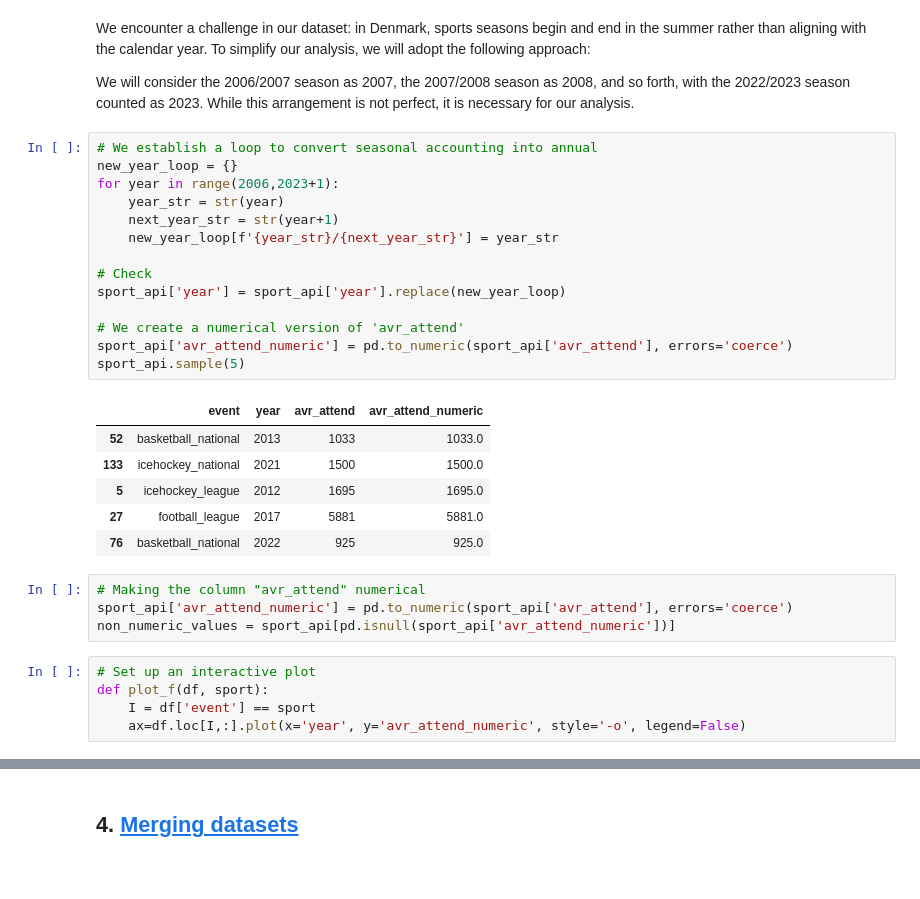
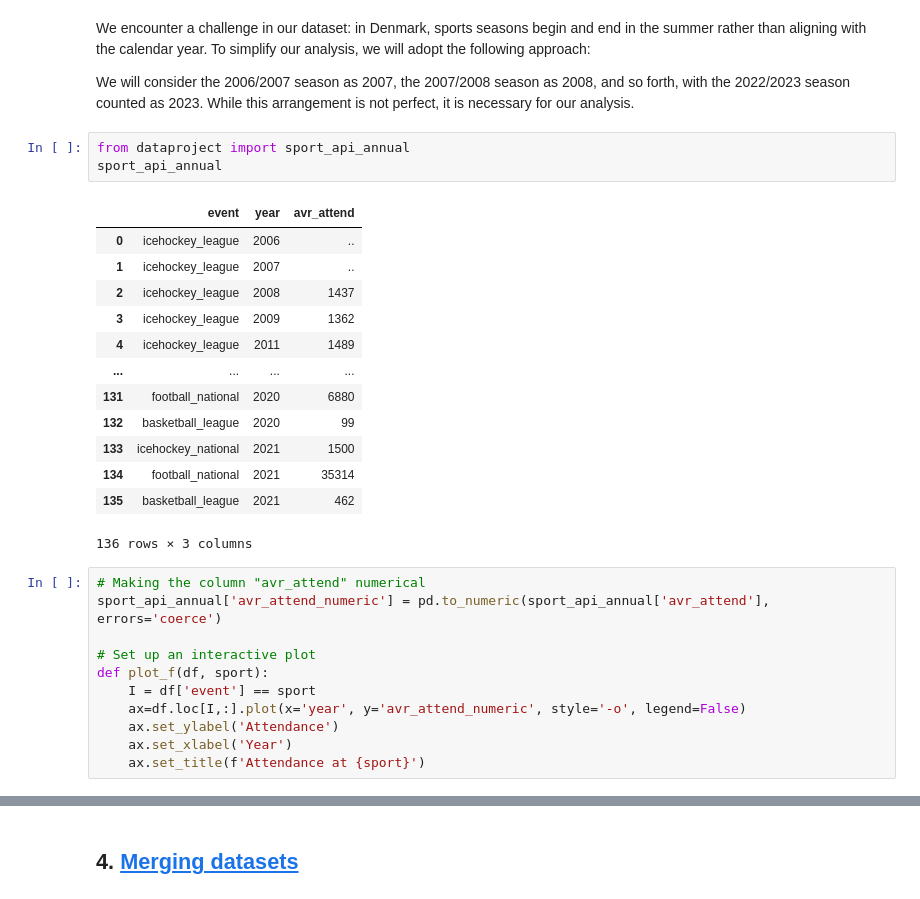
Before and after one commit to NumEconCopenhagen/projects-2024-Simon-C-og-Jens-H, a Jupyter notebook: dataproject/dataproject.ipynb, the cells around one changed output, grey strips where cells are left out. Cells and saved outputs as stored; diff of their text form; blank space fills up the shorter version.

```diff
--- a/dataproject/dataproject.ipynb
+++ b/dataproject/dataproject.ipynb
@@ -413,35 +227,33 @@ sport_api.sample(5)
 We encounter a challenge in our dataset: in Denmark, sports seasons begin and end in the summer rather than aligning with the calendar year. To simplify our analysis, we will adopt the following approach:
 
 We will consider the 2006/2007 season as 2007, the 2007/2008 season as 2008, and so forth, with the 2022/2023 season counted as 2023. While this arrangement is not perfect, it is necessary for our analysis.
-# %%
-# We establish a loop to convert seasonal accounting into annual
-new_year_loop = {}
-for year in range(2006,2023+1):
-    year_str = str(year)
-    next_year_str = str(year+1)
-    new_year_loop[f'{year_str}/{next_year_str}'] = year_str
-
-# Check
-sport_api['year'] = sport_api['year'].replace(new_year_loop)
-
-# We create a numerical version of 'avr_attend'
-sport_api['avr_attend_numeric'] = pd.to_numeric(sport_api['avr_attend'], errors='coerce')
-sport_api.sample(5)
-# %% [output]
-|  | event | year | avr_attend | avr_attend_numeric |
-| 52 | basketball_national | 2013 | 1033 | 1033.0 |
-| 133 | icehockey_national | 2021 | 1500 | 1500.0 |
-| 5 | icehockey_league | 2012 | 1695 | 1695.0 |
-| 27 | football_league | 2017 | 5881 | 5881.0 |
-| 76 | basketball_national | 2022 | 925 | 925.0 |
-# %%
-# Making the column "avr_attend" numerical
-sport_api['avr_attend_numeric'] = pd.to_numeric(sport_api['avr_attend'], errors='coerce')
-non_numeric_values = sport_api[pd.isnull(sport_api['avr_attend_numeric'])]
+# %%
+from dataproject import sport_api_annual
+sport_api_annual
+# %% [output]
+|  | event | year | avr_attend |
+| 0 | icehockey_league | 2006 | .. |
+| 1 | icehockey_league | 2007 | .. |
+| 2 | icehockey_league | 2008 | 1437 |
+| 3 | icehockey_league | 2009 | 1362 |
+| 4 | icehockey_league | 2011 | 1489 |
+| ... | ... | ... | ... |
+| 131 | football_national | 2020 | 6880 |
+| 132 | basketball_league | 2020 | 99 |
+| 133 | icehockey_national | 2021 | 1500 |
+| 134 | football_national | 2021 | 35314 |
+| 135 | basketball_league | 2021 | 462 |
+136 rows × 3 columns
 # %%
+# Making the column "avr_attend" numerical
+sport_api_annual['avr_attend_numeric'] = pd.to_numeric(sport_api_annual['avr_attend'], errors='coerce')
+
 # Set up an interactive plot
 def plot_f(df, sport):
     I = df['event'] == sport
     ax=df.loc[I,:].plot(x='year', y='avr_attend_numeric', style='-o', legend=False)
+    ax.set_ylabel('Attendance')
+    ax.set_xlabel('Year')
+    ax.set_title(f'Attendance at {sport}')
 # %%
 widgets.interact(plot_f,
```
Also changed, not shown: parts of 38 cells of this notebook, 2 other files.
